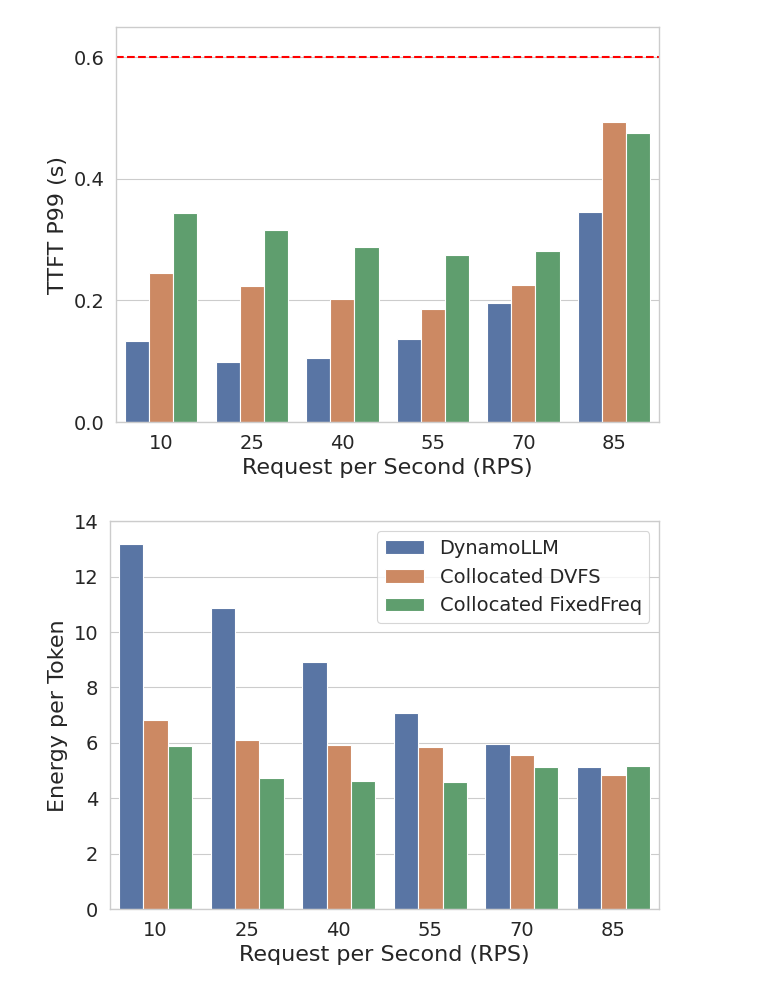
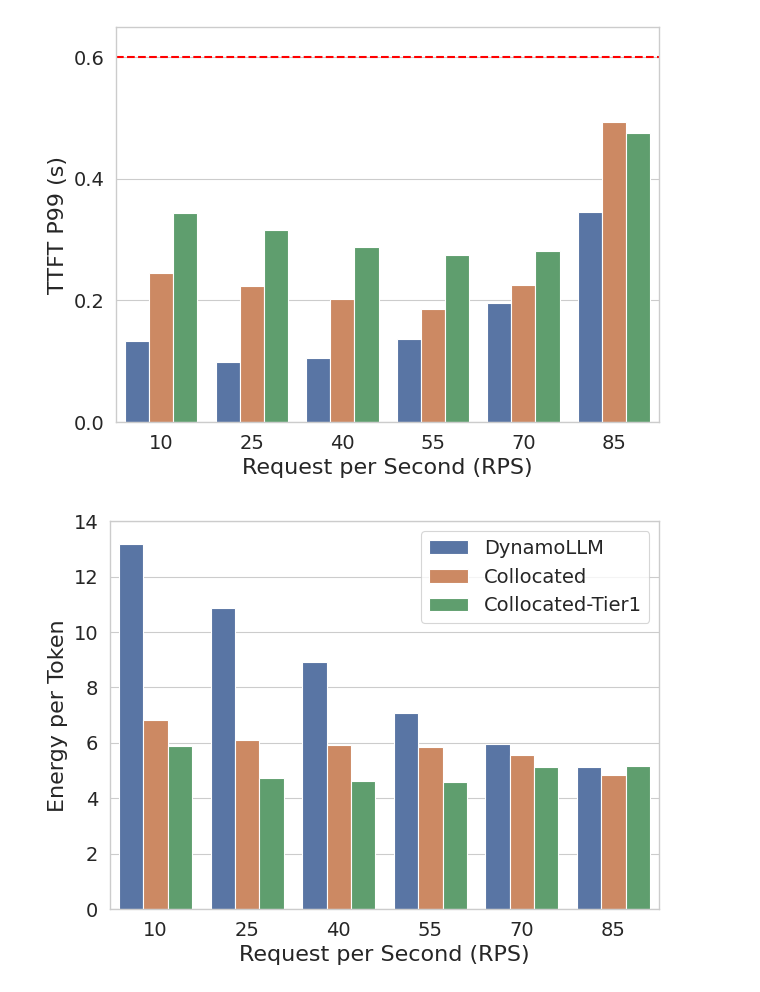
Before and after one commit to Louis-99/vllm-fork, a Jupyter notebook: additional_stuff/sosp_evals/2_nodes/dynamo_comparison.ipynb, the cells around one changed output. Drawn from its saved outputs; the diff is of its cells as text; code cells hidden in the pictures.

```diff
--- a/additional_stuff/sosp_evals/2_nodes/dynamo_comparison.ipynb
+++ b/additional_stuff/sosp_evals/2_nodes/dynamo_comparison.ipynb
@@ -22,18 +22,18 @@ rename_mapping = {
     'DYNAMO_FEB4_AZURE_SHAREGPT_MS_4_DVFS': 'DynamoLLM 55',
     'DYNAMO_FEB4_AZURE_SHAREGPT_MS_5_DVFS': 'DynamoLLM 70',
     'DYNAMO_FEB4_AZURE_SHAREGPT_MS_6_DVFS': 'DynamoLLM 85',
-    'OURS_CHUNK_FEB24_DYNAMO_AZURE_SHAREGPT_MS_1_TP4_DVFS_node1': 'Collocated DVFS 85',
-    'OURS_CHUNK_FEB24_DYNAMO_AZURE_SHAREGPT_MS_2_DVFS_node1': 'Collocated DVFS 70',
-    'OURS_CHUNK_FEB24_DYNAMO_AZURE_SHAREGPT_MS_3_DVFS_node1': 'Collocated DVFS 55',
-    'OURS_CHUNK_FEB24_DYNAMO_AZURE_SHAREGPT_MS_4_DVFS_node1': 'Collocated DVFS 40',
-    'OURS_CHUNK_FEB24_DYNAMO_AZURE_SHAREGPT_MS_5_DVFS_node1': 'Collocated DVFS 25',
-    'OURS_CHUNK_FEB24_DYNAMO_AZURE_SHAREGPT_MS_6_DVFS_node1': 'Collocated DVFS 10',
-    'OURS_CHUNK_FEB24_DYNAMO_AZURE_SHAREGPT_MS_1_TP4_node1': 'Collocated FixedFreq 85',
-    'OURS_CHUNK_FEB24_DYNAMO_AZURE_SHAREGPT_MS_2_node1': 'Collocated FixedFreq 70',
-    'OURS_CHUNK_FEB24_DYNAMO_AZURE_SHAREGPT_MS_3_node1': 'Collocated FixedFreq 55',
-    'OURS_CHUNK_FEB24_DYNAMO_AZURE_SHAREGPT_MS_4_node1': 'Collocated FixedFreq 40',
-    'OURS_CHUNK_FEB24_DYNAMO_AZURE_SHAREGPT_MS_5_node1': 'Collocated FixedFreq 25',
-    'OURS_CHUNK_FEB24_DYNAMO_AZURE_SHAREGPT_MS_6_node1': 'Collocated FixedFreq 10',
+    'OURS_CHUNK_FEB24_DYNAMO_AZURE_SHAREGPT_MS_1_TP4_DVFS_node1': 'Collocated 85',
+    'OURS_CHUNK_FEB24_DYNAMO_AZURE_SHAREGPT_MS_2_DVFS_node1': 'Collocated 70',
+    'OURS_CHUNK_FEB24_DYNAMO_AZURE_SHAREGPT_MS_3_DVFS_node1': 'Collocated 55',
+    'OURS_CHUNK_FEB24_DYNAMO_AZURE_SHAREGPT_MS_4_DVFS_node1': 'Collocated 40',
+    'OURS_CHUNK_FEB24_DYNAMO_AZURE_SHAREGPT_MS_5_DVFS_node1': 'Collocated 25',
+    'OURS_CHUNK_FEB24_DYNAMO_AZURE_SHAREGPT_MS_6_DVFS_node1': 'Collocated 10',
+    'OURS_CHUNK_FEB24_DYNAMO_AZURE_SHAREGPT_MS_1_TP4_node1': 'Collocated-Tier1 85',
+    'OURS_CHUNK_FEB24_DYNAMO_AZURE_SHAREGPT_MS_2_node1': 'Collocated-Tier1 70',
+    'OURS_CHUNK_FEB24_DYNAMO_AZURE_SHAREGPT_MS_3_node1': 'Collocated-Tier1 55',
+    'OURS_CHUNK_FEB24_DYNAMO_AZURE_SHAREGPT_MS_4_node1': 'Collocated-Tier1 40',
+    'OURS_CHUNK_FEB24_DYNAMO_AZURE_SHAREGPT_MS_5_node1': 'Collocated-Tier1 25',
+    'OURS_CHUNK_FEB24_DYNAMO_AZURE_SHAREGPT_MS_6_node1': 'Collocated-Tier1 10',
 }
 
 # Replace values in expr_dir column
@@ -50,7 +50,7 @@ df_results['rps'] = df_results['expr_dir'].str.extract('(\d+)$')[0].astype(int)
 df_results['name'] = df_results['expr_dir'].str.replace('\s+\d+$', '', regex=True)
 
 # Set the order of the categories
-df_results['name'] = pd.Categorical(df_results['name'], categories=['DynamoLLM', 'Collocated DVFS', 'Collocated FixedFreq'], ordered=True)
+df_results['name'] = pd.Categorical(df_results['name'], categories=['DynamoLLM', 'Collocated', 'Collocated-Tier1'], ordered=True)
 df_results = df_results.sort_values(['rps', 'name'])
 
 #################### TPOT P99 ####################
@@ -107,31 +107,31 @@ ax.legend_.remove()
 plt.tight_layout()
 plt.savefig("figs/dynamo_MS_trace_ttft.pdf", format="pdf")
 
 #################### Energy per token ####################
 
 sns.set_theme(context="paper", style="whitegrid")
 plt.figure()
 ax = sns.barplot(
     x="rps",
     y="energy_per_token",
     hue="name",
     data=df_results,
     dodge=True
 )
 
 # Customize the plot
 ax.set_xlabel('Request per Second (RPS)', fontsize=16)
 ax.set_ylabel('Energy per Token', fontsize=16)
 ax.set_ylim(0, 14)
 ax.set_xticks([1, 2, 3, 4, 5, 6])
 ax.set_xlim([0.5, 6.5])
 ax.set_xticklabels(['10', '25', '40', '55', '70', '85'], fontsize=14)
 ax.tick_params(axis='y', labelsize=14)
 ax.legend_.set_title('')
 ax.legend(fontsize=14, ncol=1)
 plt.tight_layout()
 plt.savefig("figs/dynamo_MS_trace_energy_per_token.pdf", format="pdf")
 # %% [output]
 [figure]
 [figure]
-[figure, old version]
+[figure, new version]
```
Also changed, not shown: parts of 1 cell of this notebook, 31 other files.
